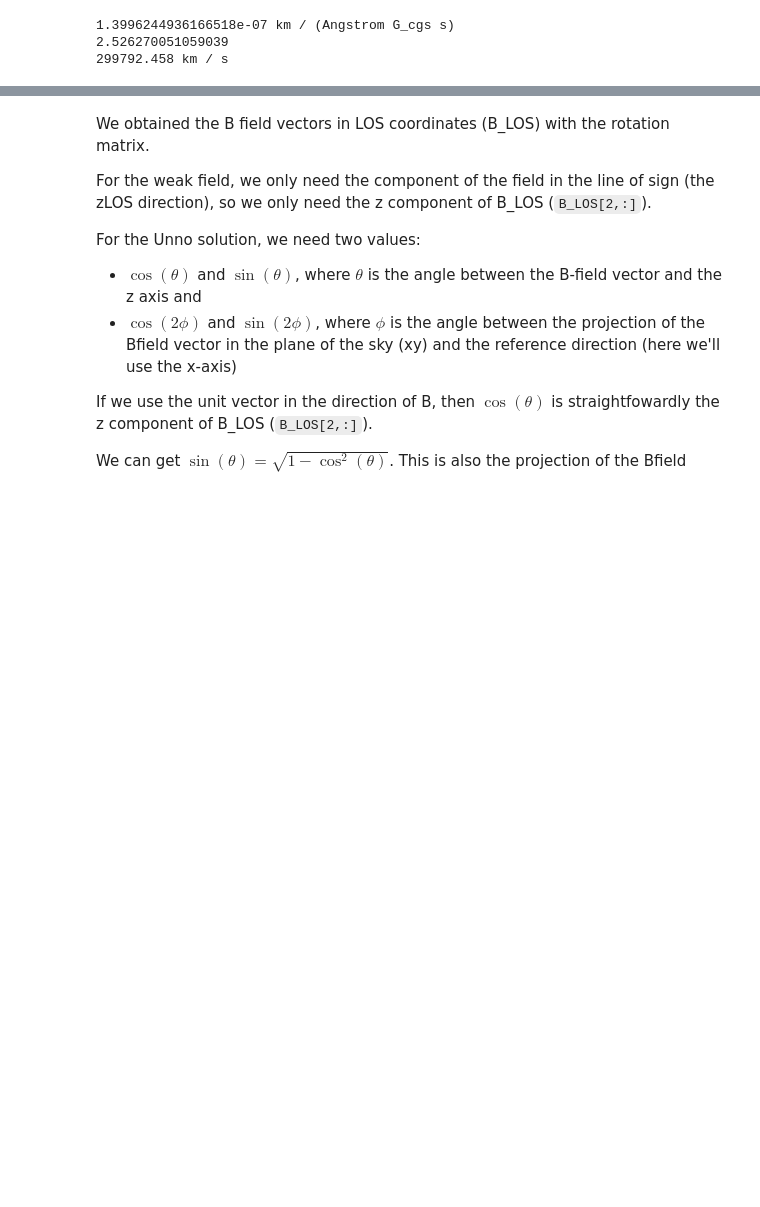
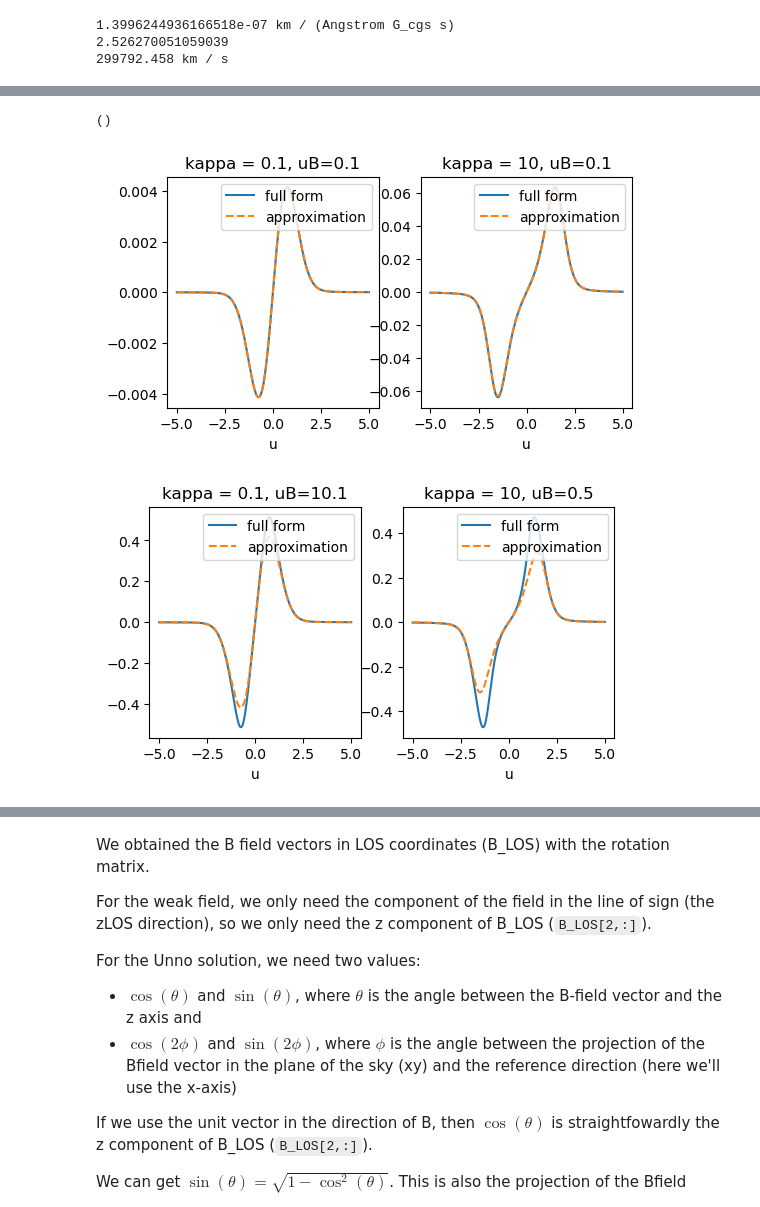
Before and after one commit to veropetit/pyRaven, a Jupyter notebook: diskint2_doc.ipynb, the cells around one changed output, grey strips where cells are left out. Saved outputs shown, nothing was run; the diff lists cells and outputs as text; code cells hidden in the pictures; blank space fills up the shorter version.

```diff
--- a/diskint2_doc.ipynb
+++ b/diskint2_doc.ipynb
@@ -99,0 +192,21 @@ print(const.c.to(u.km/u.s))
+# %%
+def fig_V(ax, kappa, geff, uB, muS1): # u phi and dphi are defined in cell above.
+    etaI = 1+kappa*phi
+    etaV = kappa * geff * uB * dphi
+    ax.plot(u, -muS1 * etaV / (etaI**2-etaV**2), label='full form')
+    ax.plot(u, -muS1 * etaV / (etaI**2), label='approximation', ls='--')
+    ax.set_xlabel('u')
+    ax.set_title('kappa = {}, uB={}'.format(kappa, uB))
+    ax.legend(loc=0)
+    return()
+
+fig, ax = plt.subplots(1,2, figsize=(6,3))
+fig_V(ax[0], 0.1, 1.0, 0.1, 1.0)
+fig_V(ax[1], 10, 1.0, 0.1, 1.0)
+fig, ax = plt.subplots(1,2, figsize=(6,3))
+fig_V(ax[0], 0.1, 1.0, 10.1, 1.0)
+fig_V(ax[1], 10, 1.0, 0.5, 1.0)
+# %% [output]
+()
+[figure, added]
+[figure, added]
```
Also changed, not shown: parts of 14 cells of this notebook.
